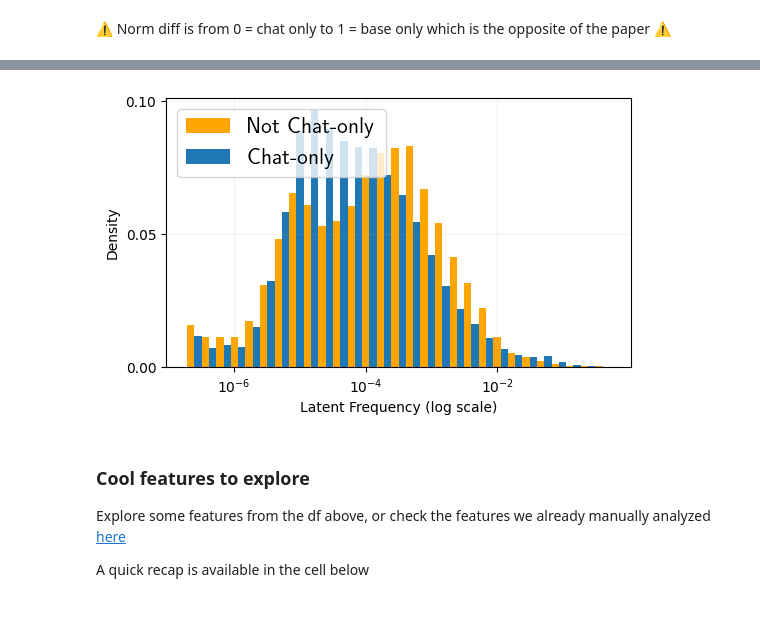
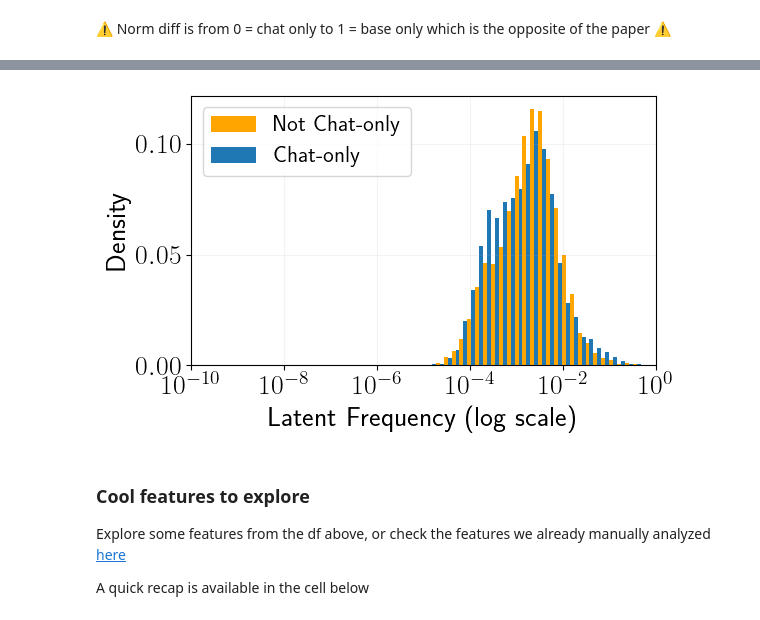
Before and after one commit to science-of-finetuning/sparsity-artifacts-crosscoders, a Jupyter notebook: notebooks/dashboard-and-demo.ipynb, the cells around one changed output, grey strips where cells are left out. Saved outputs shown, nothing was run; the diff lists cells and outputs as text; code cells hidden in the pictures.

Commit message:
updated freq plot to have constant x axis and bins

```diff
--- a/notebooks/dashboard-and-demo.ipynb
+++ b/notebooks/dashboard-and-demo.ipynb
@@ -57,7 +59,8 @@ btopk_crosscoder = (
 decoupled_btopk_crosscoder = "gemma-2-2b-L13-k100-lr1e-04-local-shuffling-Decoupled"
 chat_sae = "SAE-chat-gemma-2-2b-L13-k100-lr1e-04-local-shuffling"
 sae_diff = "SAE-difference-gemma-2-2b-L13-k100-lr1e-04-local-shuffling"
-crosscoder = sae_diff
+sae_diff_x8 = "SAE-difference_cb-gemma-2-2b-L13-k100-x8-lr1e-04-local-shuffling"
+crosscoder = sae_diff_x8
 # %% [markdown]
 ⚠️ Norm diff is from 0 = chat only to 1 = base only which is the opposite of the paper ⚠️
 # %%
@@ -96,12 +99,13 @@ if crosscoder.startswith("SAE"):
     )
 
 
-def frequency_plot(df: pd.DataFrame):
+def frequency_plot(df: pd.DataFrame, num_bins: int = 30, ignore_tag: list[str] = []):
     if "tag" not in df.columns or "lmsys_freq" not in df.columns:
         print("Error: tag or lmsys_freq not found in df")
         return
     # Get unique tags for grouping
     tags = df["tag"].unique()
+    tags = [tag for tag in tags if tag not in ignore_tag]
 
     # Create figure
     fig = plt.figure(figsize=(6, 3.5))
@@ -116,18 +120,9 @@ def frequency_plot(df: pd.DataFrame):
         "Not Chat only": "orange",
     }
 
-    # Apply log transformation to frequency data
-    all_freqs = np.concatenate(
-        [
-            np.log10(
-                df[(df["tag"] == tag) & (df["lmsys_freq"] > 1e-8)]["lmsys_freq"] + 1e-10
-            )
-            for tag in tags
-        ]
-    )
-
-    # Determine bin edges in log space
-    bins = np.linspace(min(all_freqs), max(all_freqs), 30)
+    # Set fixed x-axis range in log space (10^-10 to 10^0)
+    log_min, log_max = -10, 0
+    bins = np.linspace(log_min, log_max, num_bins)
     bin_width = bins[1] - bins[0]
 
     # Calculate bar width and offsets
@@ -144,7 +139,7 @@ def frequency_plot(df: pd.DataFrame):
         tag_data = df[df["tag"] == tag]
         # Apply log transformation to the data
         log_freqs = np.log10(
-            tag_data["lmsys_freq"] + 1e-10
+            tag_data["lmsys_freq"]
         )  # Add small constant to avoid log(0)
         counts, _ = np.histogram(log_freqs, bins=bins)
         normalized_counts = counts / counts.sum()
@@ -157,44 +152,40 @@ def frequency_plot(df: pd.DataFrame):
             alpha=1.0,
             label=tag.replace("Chat only", "Chat-only").replace(
                 "Base only", "Base-only"
             ),
             color=colors[tag],
         )
 
     # Styling
     plt.rcParams["text.usetex"] = True
     plt.rcParams.update({"font.size": 20})
 
     ax.grid(True, alpha=0.15)
 
-    # Use more human-readable tick values at nice round numbers
-    log_ticks = np.array([-10, -8, -6, -4, -2])  # Powers of 10 for cleaner values
-    log_ticks = log_ticks[
-        np.logical_and(log_ticks >= min(all_freqs), log_ticks <= max(all_freqs))
-    ]
-    if len(log_ticks) < 3:  # Ensure we have enough ticks
-        log_ticks = np.linspace(min(all_freqs), max(all_freqs), 5)
-        log_ticks = np.round(log_ticks)  # Round to integers for cleaner display
-
+    # Use fixed tick values at nice round numbers
+    log_ticks = np.array([-10, -8, -6, -4, -2, 0])  # Powers of 10 for cleaner values
     ax.set_xticks(log_ticks)
     ax.set_xticklabels(
         [f"$10^{{{int(x)}}}$" for x in log_ticks]
     )  # Use LaTeX for cleaner display
+
+    # Set fixed x-axis limits
+    ax.set_xlim(log_min, log_max)
 
     ax.set_xlabel("Latent Frequency (log scale)")
     ax.set_ylabel("Density")
 
     # Move legend below plot
     ax.legend(fontsize=16, loc="upper left")
     plot_path = Path(f"results/{crosscoder}/")
     plot_path.mkdir(parents=True, exist_ok=True)
     plt.savefig(plot_path / "latent_frequency_histogram.pdf", bbox_inches="tight")
     plt.show()
 
 
-frequency_plot(df)
+frequency_plot(df, ignore_tag=["Base only", "Other"], num_bins=60)
 # %% [output]
-[figure, old version]
+[figure, new version]
 # %% [markdown]
 ### Cool features to explore
 Explore some features from the df above, or check the features we already manually analyzed [here](https://flax-group-6cc.notion.site/Using-CrossCoder-for-model-diffing-e9e3e6d48cc542a8b594ab737936d433?pvs=25#e917941297da40278d8c38d99fca9325)
```
Also changed, not shown: parts of 2 cells of this notebook, 1 other file.
